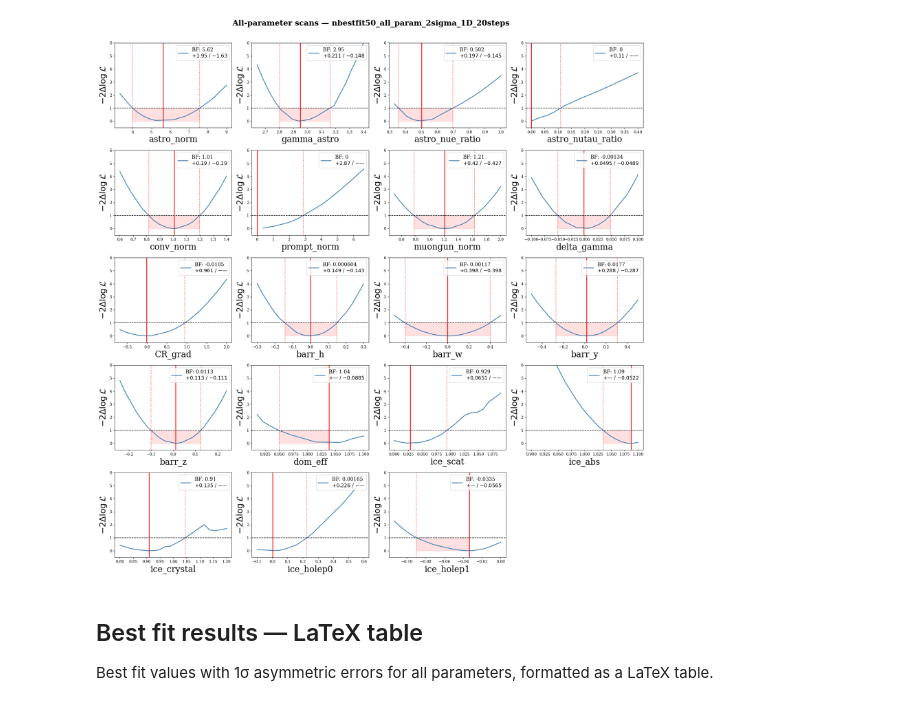
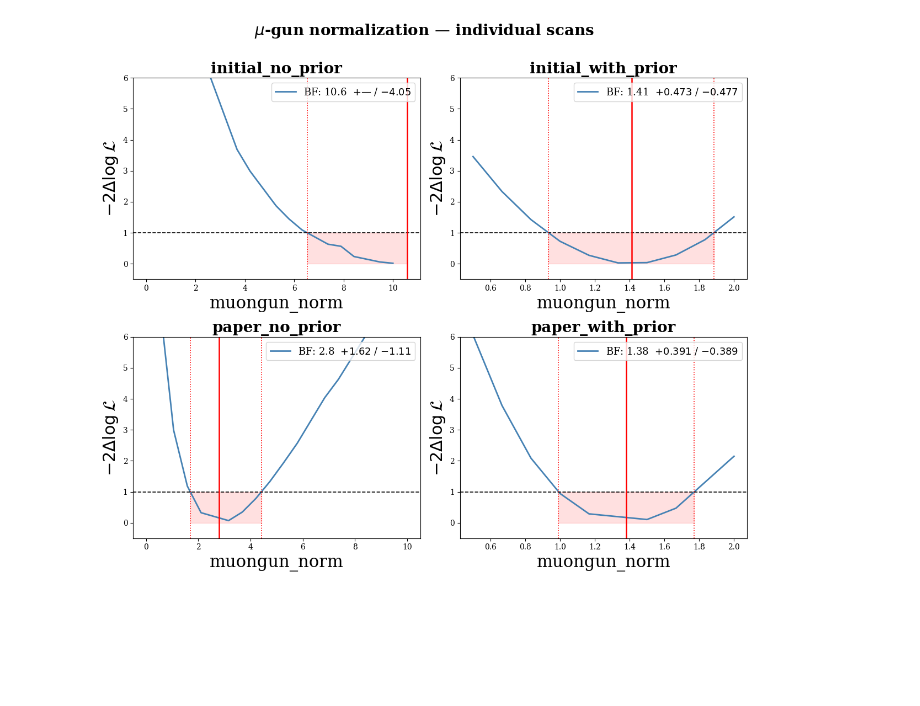
Before and after one commit to icecube/reco_processing, a Jupyter notebook: NNMFit/notebooks/unblind/step1_hese_flux/muon_prior.ipynb, the cells around one changed output. Saved outputs shown, nothing was run; the diff lists cells and outputs as text; code cells hidden in the pictures; blank space fills up the shorter version.

Commit message:
add new plots

```diff
--- a/NNMFit/notebooks/unblind/step1_hese_flux/muon_prior.ipynb
+++ b/NNMFit/notebooks/unblind/step1_hese_flux/muon_prior.ipynb
@@ -59,7 +59,7 @@ scan_dir_dict = {
     "paper_no_prior":
         f"{fit_path}/paper_no_prior",
     "paper_with_prior":
-        f"{fit_path}/paper_no_prior",
+        f"{fit_path}/paper_with_prior",
 }
 # %%
 drop_unsuccessful = True
@@ -138,16 +71,0 @@ Parameters from the best scan printed in `input_params` YAML format, ready to pa
-# %%
-bf = bestfits[best_name]
-
-signal      = ["astro_norm", "gamma_astro", "astro_nue_ratio", "astro_nutau_ratio"]
-flux_nuis   = ["conv_norm", "prompt_norm", "muongun_norm",
-               "CR_grad", "barr_h", "barr_w", "barr_y", "barr_z", "delta_gamma"]
-det_nuis    = ["dom_eff", "ice_abs", "ice_crystal", "ice_holep0", "ice_holep1", "ice_scat"]
-
-lines = [f"# best fit from scan: {best_name}", "input_params:"]
-for label, group in [("signal", signal), ("flux nuisance", flux_nuis), ("detector nuisance", det_nuis)]:
-    lines.append(f"  ### {label}")
-    for p in group:
-        lines.append(f"  {p}: {bf[p]}")
-    lines.append("")
-
-print("\n".join(lines))
@@ -176,62 +108,44 @@ $-2\Delta\log\mathcal{L}$ profiles for all 17 free parameters from the best scan
 # %%
-all_parameters = [
-    "astro_norm", "gamma_astro", "astro_nue_ratio", "astro_nutau_ratio",
-    "conv_norm", "prompt_norm", "muongun_norm",
-    "delta_gamma", "CR_grad",
-    "barr_h", "barr_w", "barr_y", "barr_z",
-    "dom_eff", "ice_scat", "ice_abs", "ice_crystal", "ice_holep0", "ice_holep1",
-]
+parameter = "muongun_norm"
 
-ncols = 4
-nrows = int(np.ceil(len(all_parameters) / ncols))
-
-fig, axes = plt.subplots(nrows, ncols, figsize=(5 * ncols, 4 * nrows))
-fig.suptitle(f"All-parameter scans — {best_name}", **font_title, y=1.01)
+fig, axes = plt.subplots(2, 2, figsize=(12, 10))
+fig.suptitle(r"$\mu$-gun normalization — individual scans", **font_title, y=1.01)
 axes = axes.flatten()
 
-scan_results = {}
-
-for i, parameter in enumerate(all_parameters):
+for i, name in enumerate(scan_dir_dict):
     ax = axes[i]
     try:
-        scan = scan_dict[best_name].get_scan_df(param_name=parameter, drop_unsuccessful=drop_unsuccessful)
-        bestfit_val = bestfits[best_name][parameter]
+        scan = scan_dict[name].get_scan_df(param_name=parameter, drop_unsuccessful=drop_unsuccessful)
+        bestfit_val = bestfits[name][parameter]
         err_lo, err_hi = get_1sigma(scan, parameter, bestfit_val)
-        scan_results[parameter] = (bestfit_val, err_lo, err_hi)
 
         scan_sorted = scan.sort_values(parameter)
         ax.plot(scan_sorted[parameter], scan_sorted["dllh"], color="steelblue", linewidth=2)
         ax.axhline(1.0, color="black", linestyle="--", linewidth=1.2)
-        ax.axvline(bestfit_val, color="red", linewidth=1.8, label=f"BF: {bestfit_val:.3g}")
+        ax.axvline(bestfit_val, color="red", linewidth=1.8)
+
+        xlo = bestfit_val - err_lo if not np.isnan(err_lo) else bestfit_val
+        xhi = bestfit_val + err_hi if not np.isnan(err_hi) else bestfit_val
         if not np.isnan(err_lo):
-            ax.axvline(bestfit_val - err_lo, color="red", linestyle=":", linewidth=1.2)
-            ax.fill_betweenx([0, 1], bestfit_val - err_lo,
-                             bestfit_val + err_hi if not np.isnan(err_hi) else bestfit_val,
-                             color="red", alpha=0.12)
+            ax.axvline(xlo, color="red", linestyle=":", linewidth=1.2)
         if not np.isnan(err_hi):
-            ax.axvline(bestfit_val + err_hi, color="red", linestyle=":", linewidth=1.2)
+            ax.axvline(xhi, color="red", linestyle=":", linewidth=1.2)
+        ax.fill_betweenx([0, 1], xlo, xhi, color="red", alpha=0.12)
 
         lo_str = f"{err_lo:.3g}" if not np.isnan(err_lo) else "—"
         hi_str = f"{err_hi:.3g}" if not np.isnan(err_hi) else "—"
-        ax.legend([f"BF: {bestfit_val:.3g}\n$+{hi_str}$ / $-{lo_str}$"],
+        ax.legend([f"BF: {bestfit_val:.3g}  $+{hi_str}$ / $-{lo_str}$"],
                   prop=font_legend, loc="upper right")
     except Exception as e:
         ax.text(0.5, 0.5, f"No scan\n({e})", ha="center", va="center", transform=ax.transAxes)
-        scan_results[parameter] = (bestfits[best_name].get(parameter, np.nan), np.nan, np.nan)
 
+    ax.set_title(name, fontdict=font_title)
     ax.set_xlabel(parameter, fontdict=font_axis_label)
     ax.set_ylabel(r"$-2\Delta\log\mathcal{L}$", fontdict=font_axis_label)
     ax.set_ylim(-0.5, 6)
 
-for j in range(len(all_parameters), len(axes)):
-    axes[j].set_visible(False)
-
 plt.tight_layout()
-plt.savefig(f"{save_path}/all_param_scan_bestfit.png")
+plt.savefig(f"{save_path}/individual_muongun_scans.png", bbox_inches="tight")
 plt.show()
 # %% [output]
-[figure, old version]
+[figure, new version]
-# %% [markdown]
-## Best fit results — LaTeX table
-
-Best fit values with 1σ asymmetric errors for all parameters, formatted as a LaTeX table.
```
Also changed, not shown: parts of 14 cells of this notebook, 7 other files.
